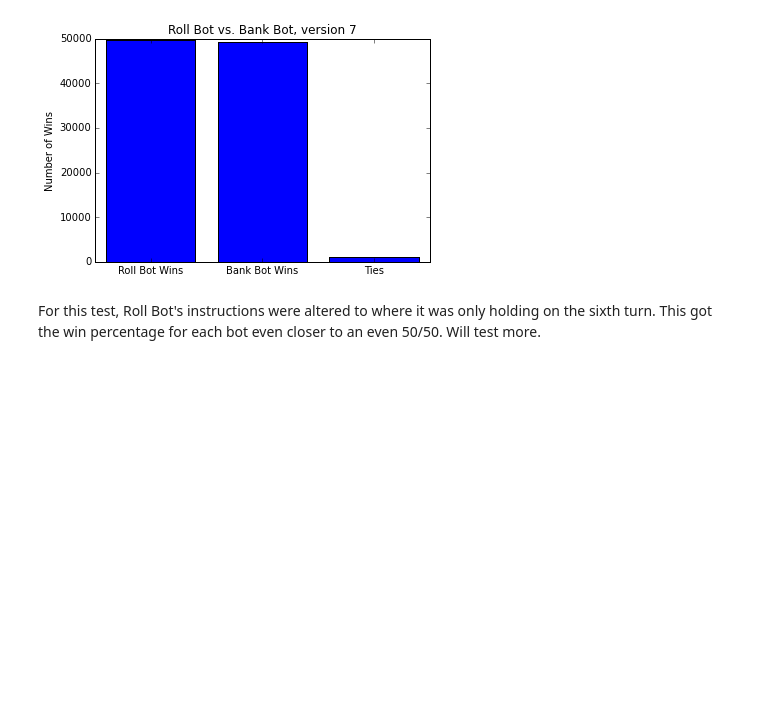
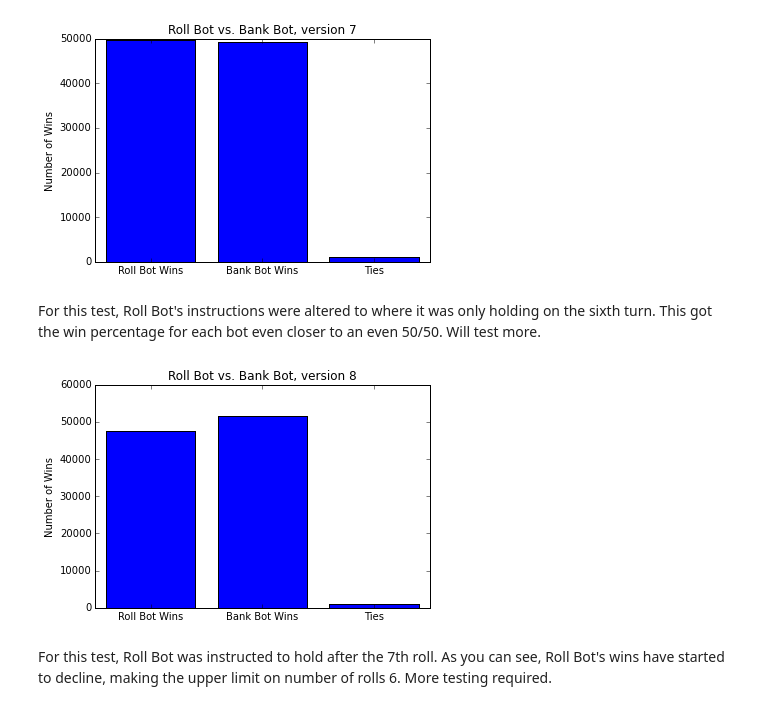
Before and after one commit to tiy-gvl-python-2015-09/ultimate-pig, a Jupyter notebook: This is the one to look at.ipynb, the cells around one changed output. Drawn from its saved outputs; the diff is of its cells as text; code cells hidden in the pictures; blank space fills up the shorter version.

Commit message:
Roll Bot is not as efficient at wins as Bank Bot

```diff
--- a/This is the one to look at.ipynb
+++ b/This is the one to look at.ipynb
@@ -95,7 +95,7 @@ class Bank_Bot(Basic_Computer_Player):
                 return computer_turn_bank
             else:
                 computer_turn_bank += computer_roll_num
-                if computer_turn_bank >= 15:
+                if computer_turn_bank >= 25:
                     computer_decision = "h"
                 else:
                     computer_decision = "r"
@@ -286,3 +286,17 @@ plt.show()
 [figure]
 # %% [markdown]
 For this test, Roll Bot's instructions were altered to where it was only holding on the sixth turn.  This got the win percentage for each bot even closer to an even 50/50.  Will test more.
+# %%
+both_smart_8 = game.run_n_trials(1000, 100)
+both_smart_8_wins = win_count(both_smart_8)
+# %%
+x1 = ["Roll Bot Wins", "Bank Bot Wins", "Ties"]
+plt.bar(range(len(both_smart_8_wins)), both_smart_8_wins, align='center')
+plt.xticks(range(len(one_smart_bot_wins)), x1)
+plt.title("Roll Bot vs. Bank Bot, version 8")
+plt.ylabel("Number of Wins")
+plt.show()
+# %% [output]
+[figure, added]
+# %% [markdown]
+For this test, Roll Bot was instructed to hold after the 7th roll.  As you can see, Roll Bot's wins have started to decline, making the upper limit on number of rolls 6.  More testing required.
```
Also changed, not shown: parts of 12 cells of this notebook.
